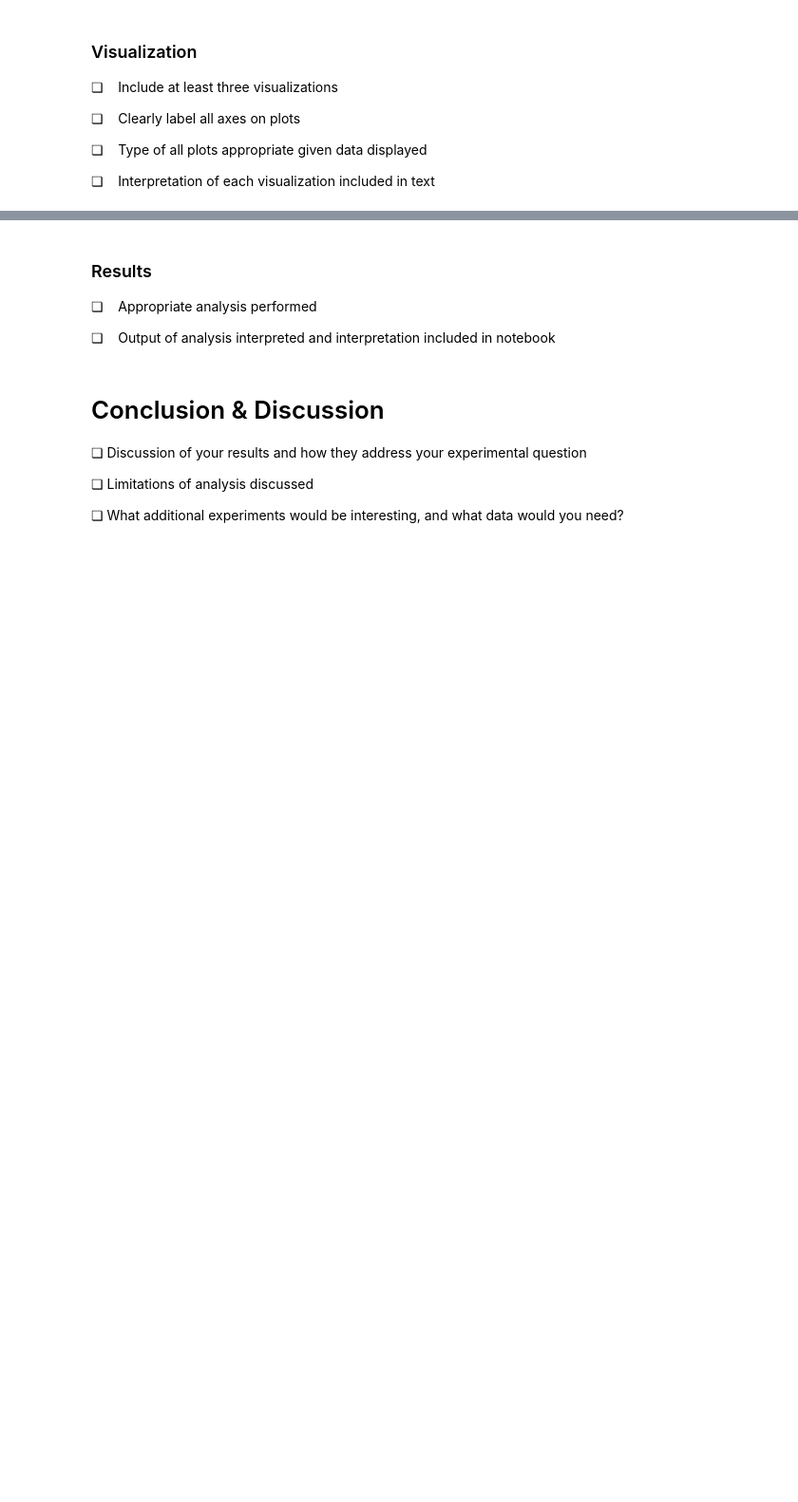
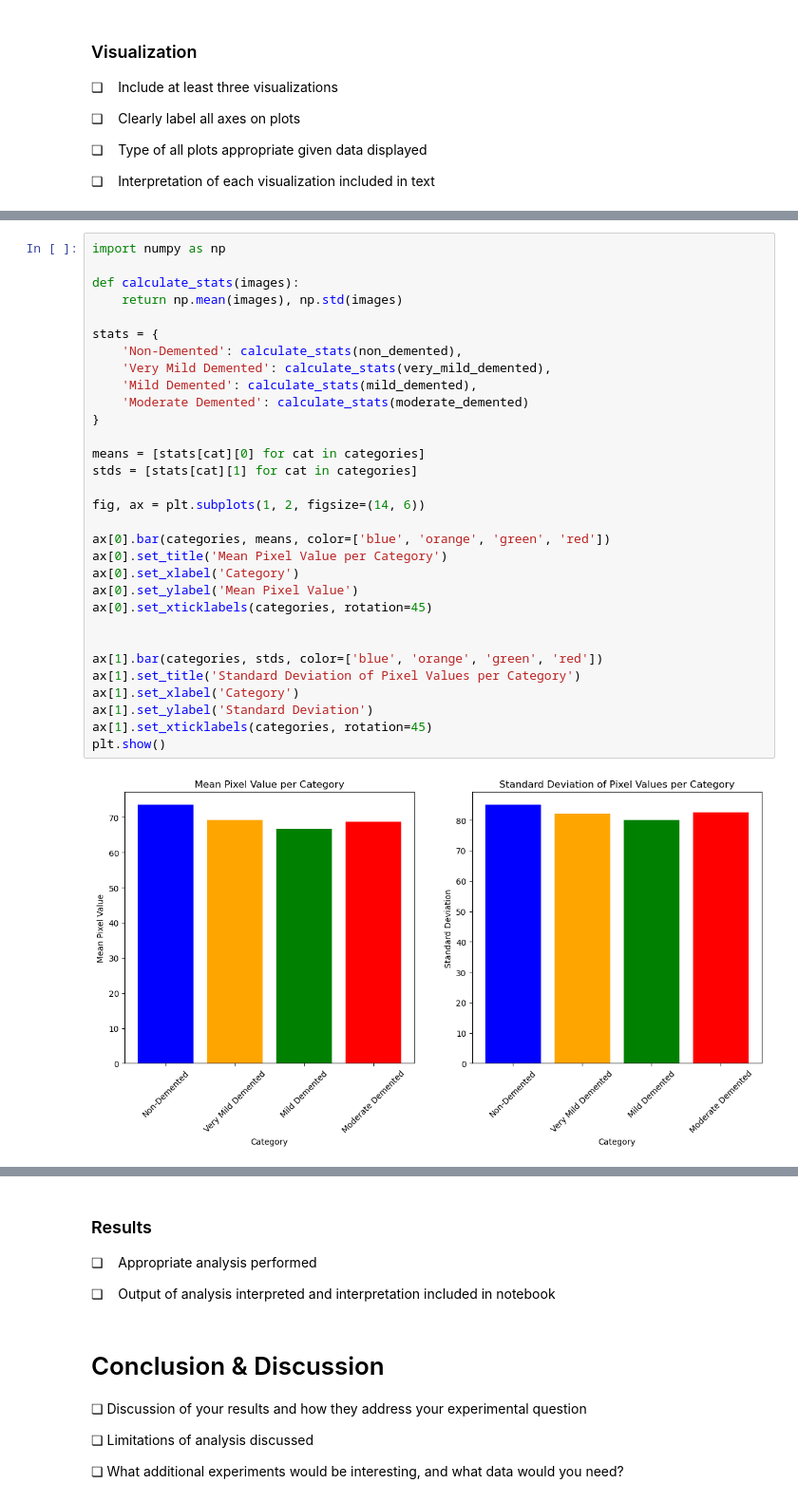
Before and after one commit to natdosan/cogs138project, a Jupyter notebook: final_project.ipynb, the cells around one changed output, grey strips where cells are left out. Shown at 95% size. Saved outputs shown, nothing was run; the diff lists cells and outputs as text; blank space fills up the shorter version.

```diff
--- a/final_project.ipynb
+++ b/final_project.ipynb
@@ -77,0 +96,33 @@ Loaded 64 images with shape (128, 128)
+# %%
+import numpy as np
+
+def calculate_stats(images):
+    return np.mean(images), np.std(images)
+
+stats = {
+    'Non-Demented': calculate_stats(non_demented),
+    'Very Mild Demented': calculate_stats(very_mild_demented),
+    'Mild Demented': calculate_stats(mild_demented),
+    'Moderate Demented': calculate_stats(moderate_demented)
+}
+
+means = [stats[cat][0] for cat in categories]
+stds = [stats[cat][1] for cat in categories]
+
+fig, ax = plt.subplots(1, 2, figsize=(14, 6))
+
+ax[0].bar(categories, means, color=['blue', 'orange', 'green', 'red'])
+ax[0].set_title('Mean Pixel Value per Category')
+ax[0].set_xlabel('Category')
+ax[0].set_ylabel('Mean Pixel Value')
+ax[0].set_xticklabels(categories, rotation=45)
+
+
+ax[1].bar(categories, stds, color=['blue', 'orange', 'green', 'red'])
+ax[1].set_title('Standard Deviation of Pixel Values per Category')
+ax[1].set_xlabel('Category')
+ax[1].set_ylabel('Standard Deviation')
+ax[1].set_xticklabels(categories, rotation=45)
+plt.show()
+# %% [output]
+[figure, added]
```
Also changed, not shown: parts of 7 cells of this notebook.
